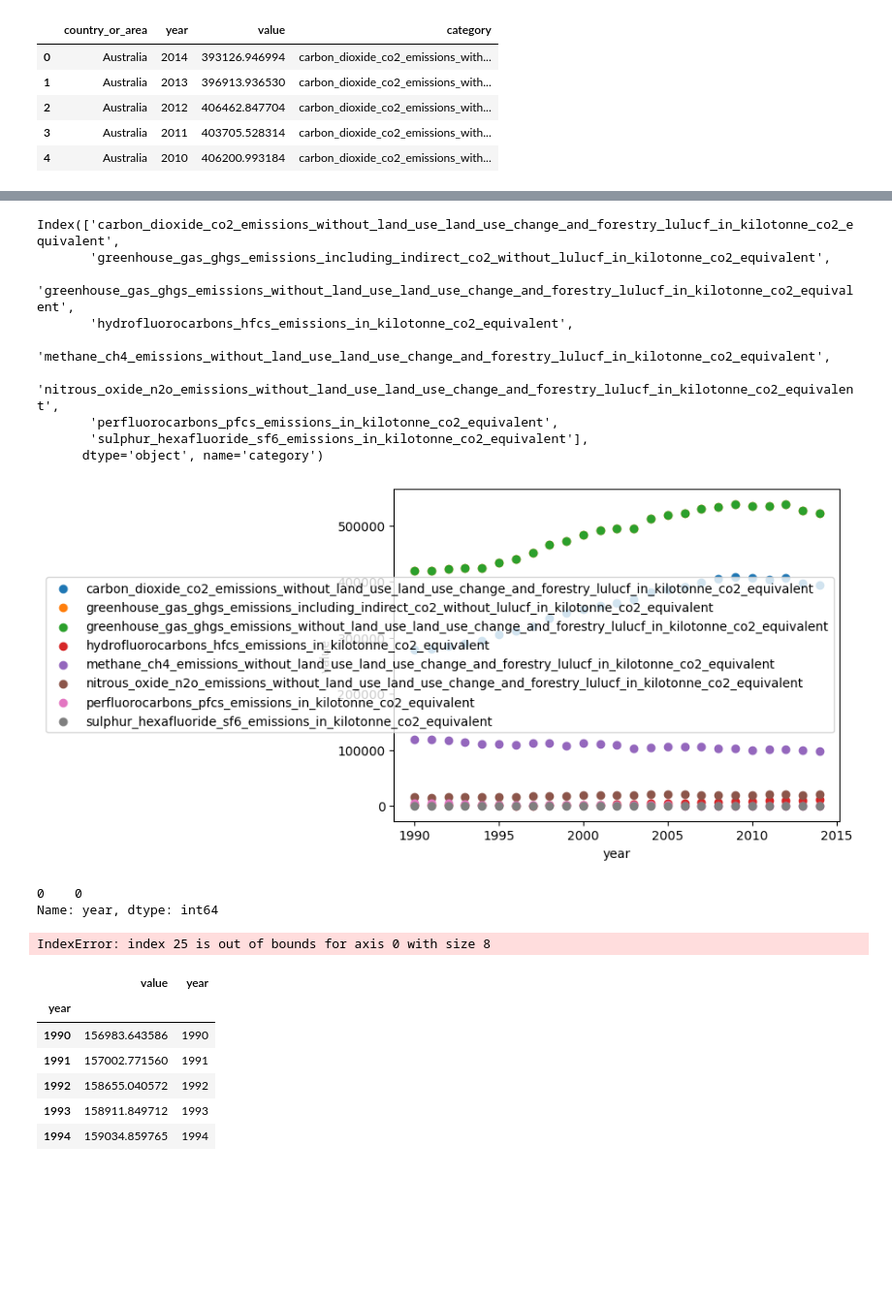
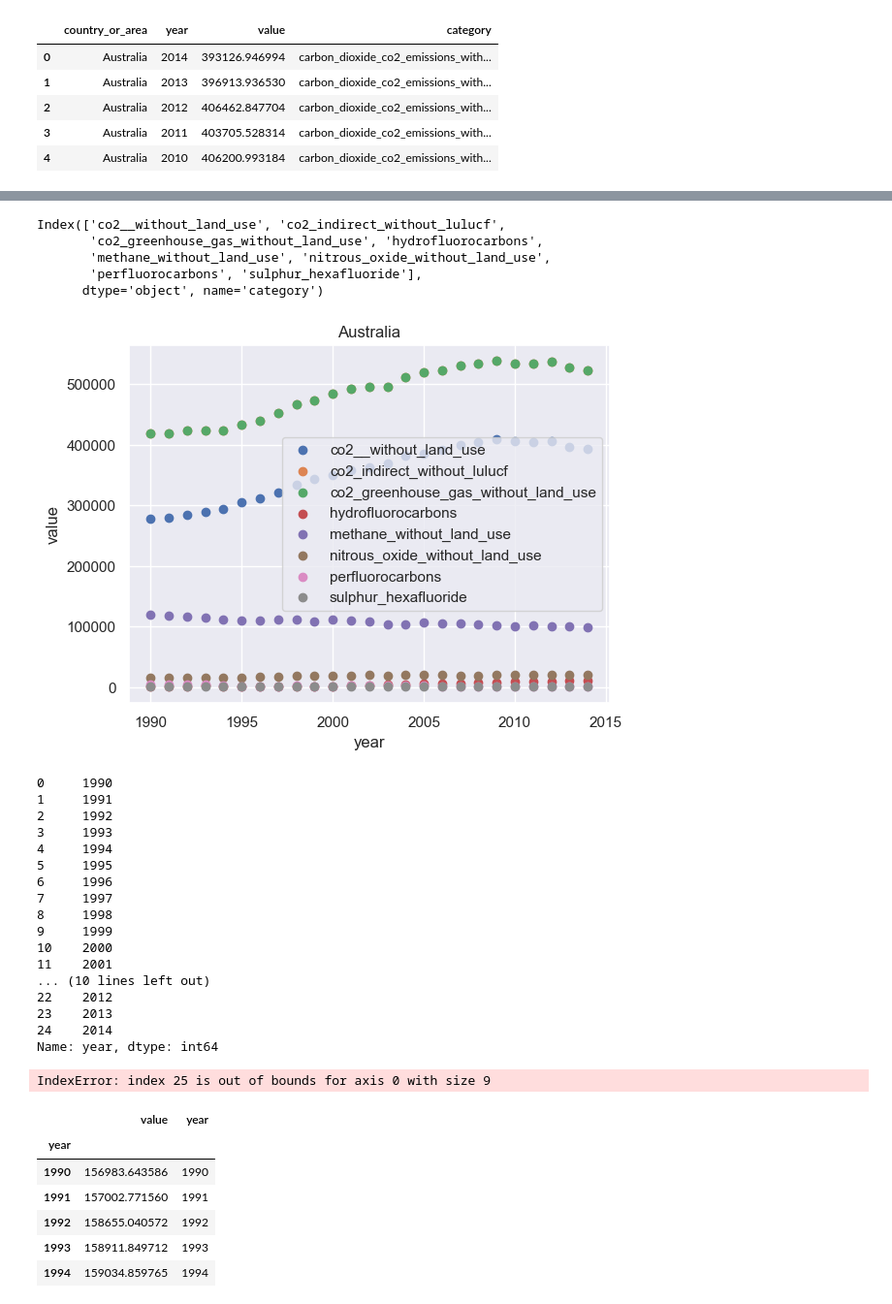
Before and after one commit to Thomas-Nguyen12/Weather_website, a Jupyter notebook: forecast.ipynb, the cells around one changed output, grey strips where cells are left out. Shown at 97% size. Drawn from its saved outputs; the diff is of its cells as text; code cells hidden in the pictures; blank space fills up the shorter version.

```diff
--- a/forecast.ipynb
+++ b/forecast.ipynb
@@ -248,37 +251,62 @@ australia
-# %%
-australia.columns
-# %% [output]
-Index(['carbon_dioxide_co2_emissions_without_land_use_land_use_change_and_forestry_lulucf_in_kilotonne_co2_equivalent',
-       'greenhouse_gas_ghgs_emissions_including_indirect_co2_without_lulucf_in_kilotonne_co2_equivalent',
-       'greenhouse_gas_ghgs_emissions_without_land_use_land_use_change_and_forestry_lulucf_in_kilotonne_co2_equivalent',
-       'hydrofluorocarbons_hfcs_emissions_in_kilotonne_co2_equivalent',
-       'methane_ch4_emissions_without_land_use_land_use_change_and_forestry_lulucf_in_kilotonne_co2_equivalent',
-       'nitrous_oxide_n2o_emissions_without_land_use_land_use_change_and_forestry_lulucf_in_kilotonne_co2_equivalent',
-       'perfluorocarbons_pfcs_emissions_in_kilotonne_co2_equivalent',
-       'sulphur_hexafluoride_sf6_emissions_in_kilotonne_co2_equivalent'],
-      dtype='object', name='category')
+# %%
+australia.rename({"carbon_dioxide_co2_emissions_without_land_use_land_use_change_and_forestry_lulucf_in_kilotonne_co2_equivalent": "co2__without_land_use",
+                  "greenhouse_gas_ghgs_emissions_including_indirect_co2_without_lulucf_in_kilotonne_co2_equivalent": "co2_indirect_without_lulucf",
+                  "greenhouse_gas_ghgs_emissions_without_land_use_land_use_change_and_forestry_lulucf_in_kilotonne_co2_equivalent": "co2_greenhouse_gas_without_land_use",
+                  'hydrofluorocarbons_hfcs_emissions_in_kilotonne_co2_equivalent': "hydrofluorocarbons",
+                  'methane_ch4_emissions_without_land_use_land_use_change_and_forestry_lulucf_in_kilotonne_co2_equivalent': "methane_without_land_use",
+                  'nitrous_oxide_n2o_emissions_without_land_use_land_use_change_and_forestry_lulucf_in_kilotonne_co2_equivalent': "nitrous_oxide_without_land_use",
+                  'perfluorocarbons_pfcs_emissions_in_kilotonne_co2_equivalent': "perfluorocarbons",
+                  'sulphur_hexafluoride_sf6_emissions_in_kilotonne_co2_equivalent': "sulphur_hexafluoride"
+                  }, inplace=True, axis=1)
+
+
+australia.columns
+# %% [output]
+Index(['co2__without_land_use', 'co2_indirect_without_lulucf',
+       'co2_greenhouse_gas_without_land_use', 'hydrofluorocarbons',
+       'methane_without_land_use', 'nitrous_oxide_without_land_use',
+       'perfluorocarbons', 'sulphur_hexafluoride'],
+      dtype='object', name='category')
 # %%
+sns.set()
 australia["year"] = [i for i in australia.index]
 australia.index = [i for i in range(len(australia))]
 for i in range(0, len(australia.columns) - 1):
     plt.scatter(x=australia["year"] , y=australia[australia.columns[i]])
 plt.xlabel("year")
 plt.ylabel("value")
-plt.legend(australia.columns)
+
+plt.legend(australia.columns, loc=0)
+plt.title("Australia")
 plt.show()
 # %% [output]
-[figure, old version]
+[figure, new version]
 # %%
 australia.year
 # %% [output]
-0    0
+0     1990
+1     1991
+2     1992
+3     1993
+4     1994
+5     1995
+6     1996
+7     1997
+8     1998
+9     1999
+10    2000
+11    2001
+... (10 lines left out)
+22    2012
+23    2013
+24    2014
 Name: year, dtype: int64
 # %%
 len(australia)
 
 australia.columns[25]
 # %% [output]
-IndexError: index 25 is out of bounds for axis 0 with size 8
+IndexError: index 25 is out of bounds for axis 0 with size 9
 # %%
 australia = df[df.country_or_area == "Australia"]
 
```
Also changed, not shown: parts of 9 cells of this notebook, 38 other files.
